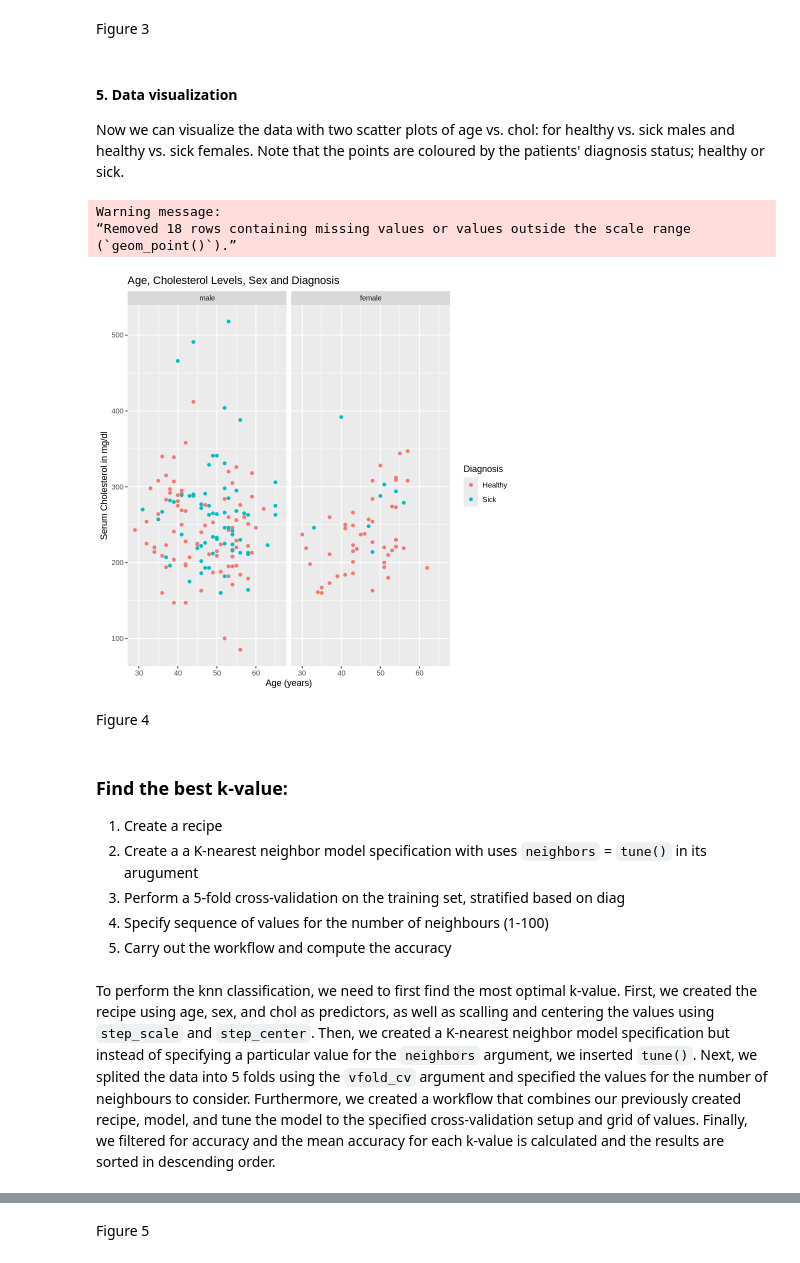
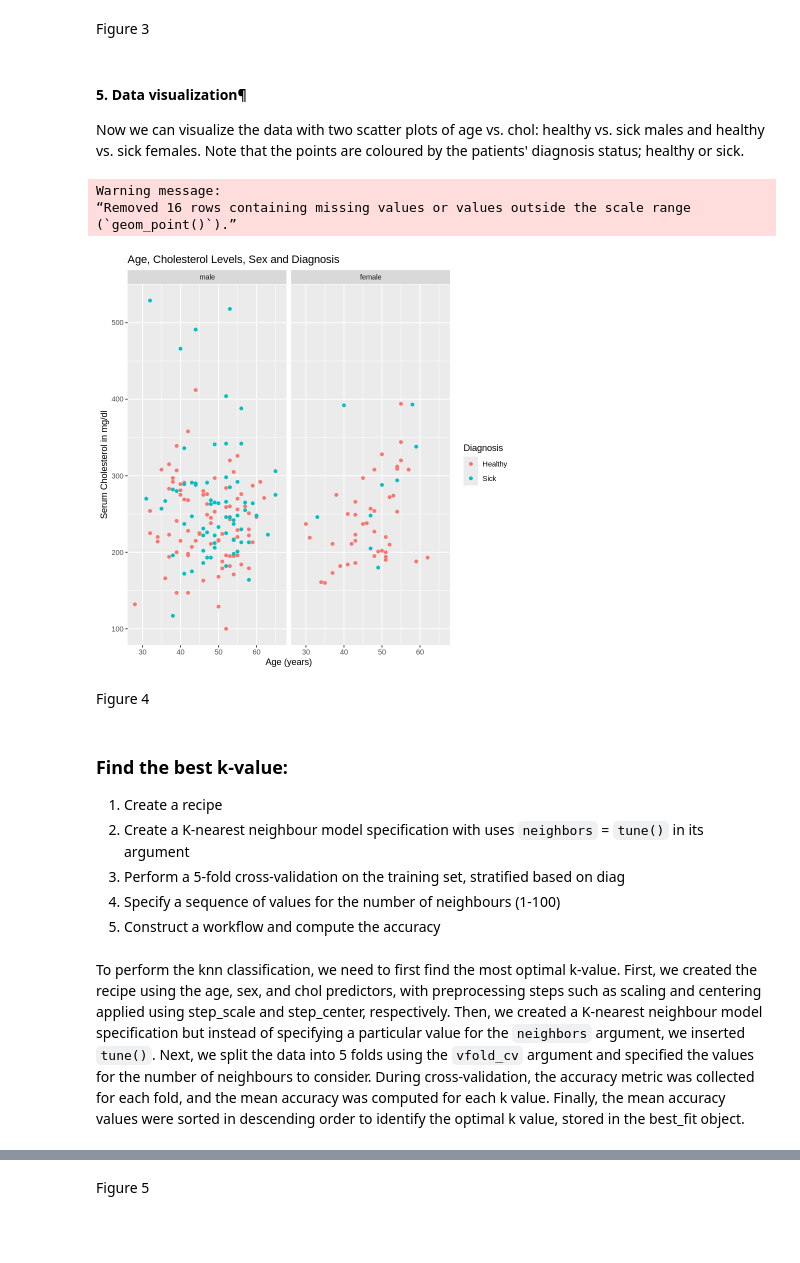
Before and after one commit to ANGUO17/dsci-100-2023w2-group-06, a Jupyter notebook: Group Project Report.ipynb, the cells around one changed output, grey strips where cells are left out. Drawn from its saved outputs; the diff is of its cells as text; code cells hidden in the pictures; blank space fills up the shorter version.

```diff
--- a/Group Project Report.ipynb
+++ b/Group Project Report.ipynb
@@ -178,31 +179,36 @@ A grouped_df: 4 × 5
 # %% [markdown]
 Figure 3
 # %% [markdown]
-#### 5. Data visualization
+#### 5. Data visualization¶
 
-Now we can visualize the data with two scatter plots of age vs. chol: for healthy vs. sick males and healthy vs. sick females. Note that the points are coloured by the patients' diagnosis status; healthy or sick.
+Now we can visualize the data with two scatter plots of age vs. chol: healthy vs. sick males and healthy vs. sick females. Note that the points are coloured by the patients' diagnosis status; healthy or sick.
 # %%
 #creating a visualization of the training data
-training_plot <- data_training|> ggplot(aes(x = age, y = chol, color = diagnosis)) +
-    geom_point() + facet_grid(cols = vars(sex)) + labs(x = "Age (years)", y = "Serum Cholesterol in mg/dl", color = "Diagnosis", title = "Age, Cholesterol Levels, Sex and Diagnosis" )
+training_plot <- data_training |>
+    ggplot(aes(x = age, y = chol, color = diagnosis)) +
+    geom_point() +
+    facet_grid(cols = vars(sex)) +
+    labs(x = "Age (years)", y = "Serum Cholesterol in mg/dl", color = "Diagnosis",
+         title = "Age, Cholesterol Levels, Sex and Diagnosis")
+
 training_plot
 # %% [output]
 Warning message:
-“Removed 18 rows containing missing values or values outside the scale range
+“Removed 16 rows containing missing values or values outside the scale range
 (`geom_point()`).”
-[figure, old version]
+[figure, new version]
 # %% [markdown]
 Figure 4
 # %% [markdown]
 ### Find the best k-value:
 
 1. Create a recipe
-2. Create a a K-nearest neighbor model specification with uses `neighbors` = `tune()` in its arugument
+2. Create a K-nearest neighbour model specification with uses `neighbors` = `tune()` in its argument
 3. Perform a 5-fold cross-validation on the training set, stratified based on diag
-4. Specify sequence of values for the number of neighbours (1-100)
-5. Carry out the workflow and compute the accuracy
+4. Specify a sequence of values for the number of neighbours (1-100)
+5. Construct a workflow and compute the accuracy
 # %% [markdown]
-To perform the knn classification, we need to first find the most optimal k-value. First, we created the recipe using age, sex, and chol as predictors, as well as scalling and centering the values using `step_scale` and `step_center`. Then, we created a K-nearest neighbor model specification but instead of specifying a particular value for the `neighbors` argument, we inserted `tune()`. Next, we splited the data into 5 folds using the `vfold_cv` argument and specified the values for the number of neighbours to consider. Furthermore, we created a workflow that combines our previously created recipe, model, and tune the model to the specified cross-validation setup and grid of values. Finally, we filtered for accuracy and the mean accuracy for each k-value is calculated and the results are sorted in descending order.
+To perform the knn classification, we need to first find the most optimal k-value. First, we created the recipe using the age, sex, and chol predictors, with preprocessing steps such as scaling and centering applied using step_scale and step_center, respectively. Then, we created a K-nearest neighbour model specification but instead of specifying a particular value for the `neighbors` argument, we inserted `tune()`. Next, we split the data into 5 folds using the `vfold_cv` argument and specified the values for the number of neighbours to consider. During cross-validation, the accuracy metric was collected for each fold, and the mean accuracy was computed for each k value. Finally, the mean accuracy values were sorted in descending order to identify the optimal k value, stored in the best_fit object.
 # %%
 #creating the recipe
 hungary_recipe <- recipe(diagnosis ~ age + sex + chol  , data = data_training2) |>
```
Also changed, not shown: parts of 15 cells of this notebook.
